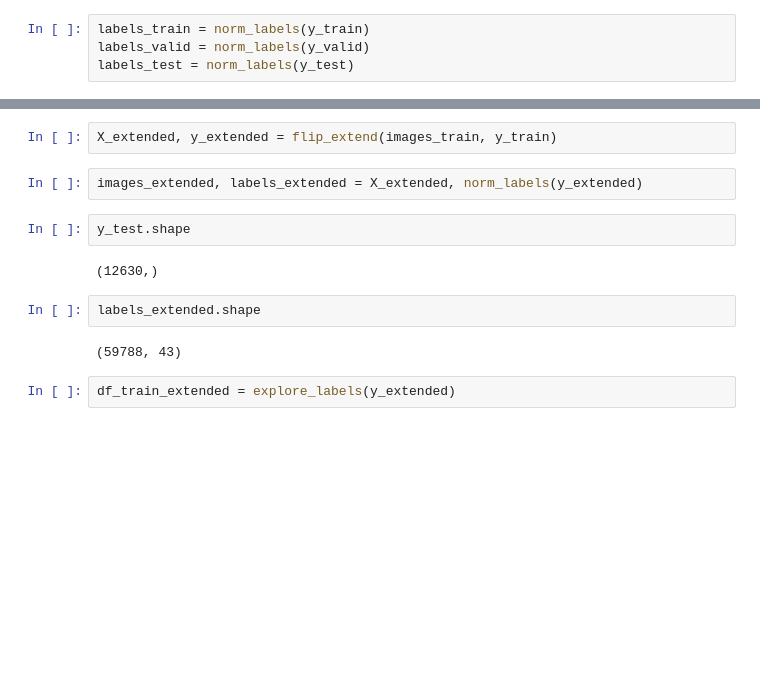
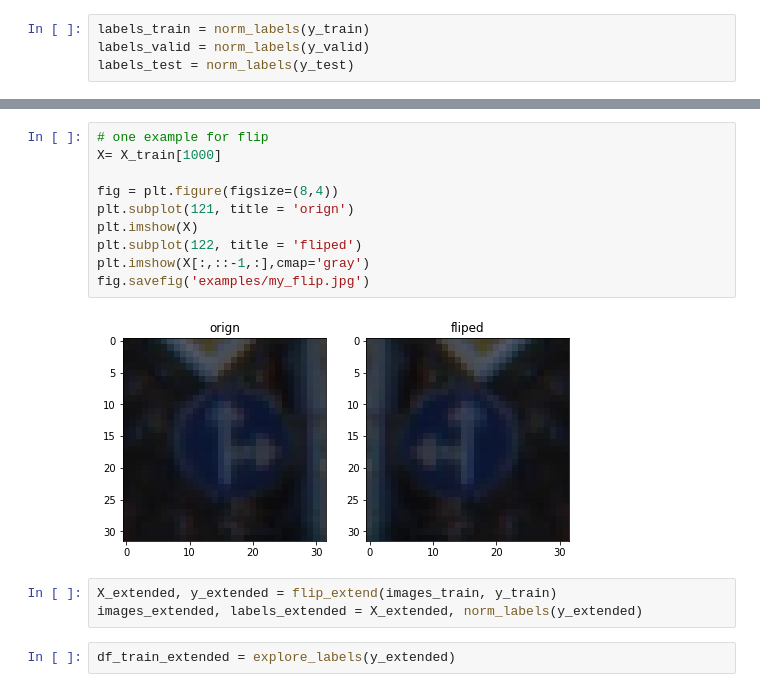
Before and after one commit to minkvsky/CarND-Traffic-Sign-Classifier-Project, a Jupyter notebook: Traffic_Sign_Classifier.ipynb, the cells around one changed output, grey strips where cells are left out. Saved outputs shown, nothing was run; the diff lists cells and outputs as text; blank space fills up the shorter version.

```diff
--- a/Traffic_Sign_Classifier.ipynb
+++ b/Traffic_Sign_Classifier.ipynb
@@ -286,15 +282,18 @@ labels_test = norm_labels(y_test)
+# %%
+# one example for flip
+X= X_train[1000]
+
+fig = plt.figure(figsize=(8,4))
+plt.subplot(121, title = 'orign')
+plt.imshow(X)
+plt.subplot(122, title = 'fliped')
+plt.imshow(X[:,::-1,:],cmap='gray')
+fig.savefig('examples/my_flip.jpg')
+# %% [output]
+[figure, added]
 # %%
 X_extended, y_extended = flip_extend(images_train, y_train)
+images_extended, labels_extended = X_extended, norm_labels(y_extended)
-# %%
-images_extended, labels_extended = X_extended, norm_labels(y_extended)
-# %%
-y_test.shape
-# %% [output]
-(12630,)
-# %%
-labels_extended.shape
-# %% [output]
-(59788, 43)
 # %%
 df_train_extended = explore_labels(y_extended)
 # %% [output]
```
Also changed, not shown: parts of 39 cells of this notebook, 15 other files.
